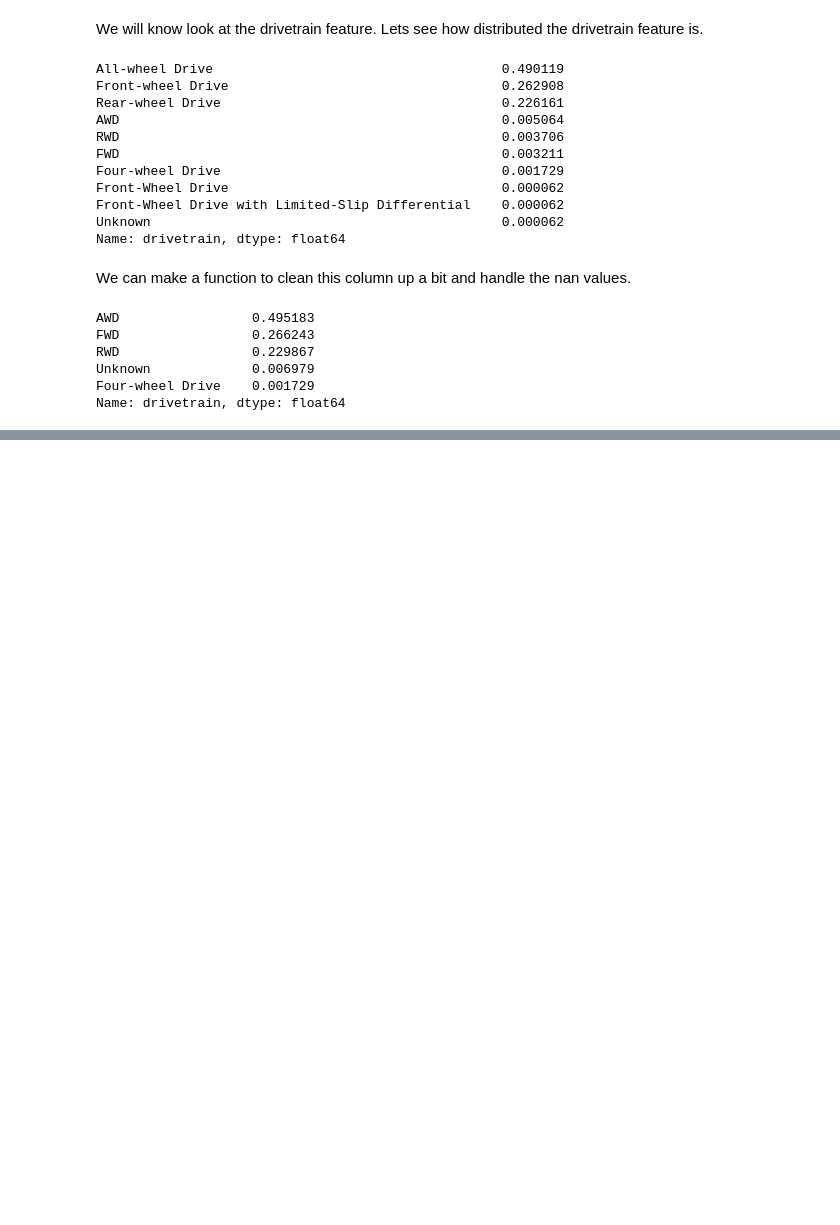
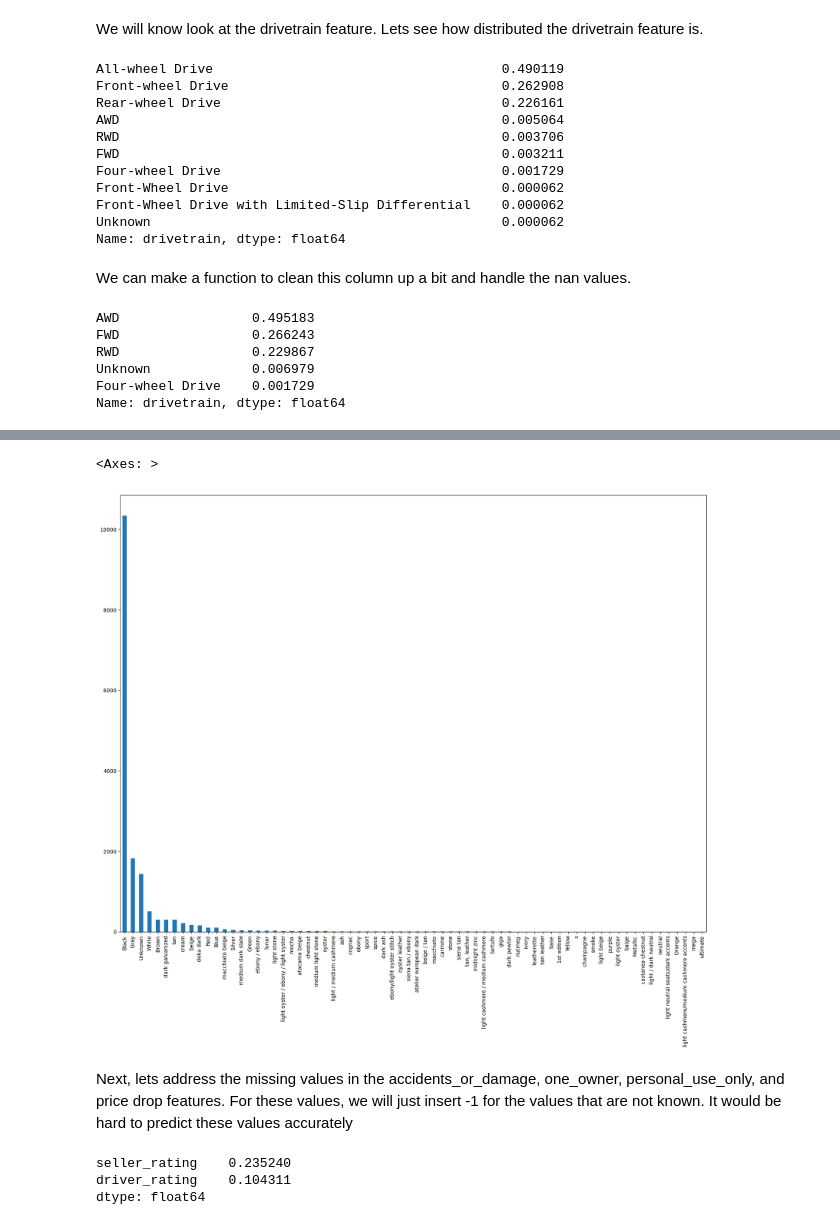
Before and after one commit to Pav-Van/Used-Electric-Vehicle-Analysis-and-Prediction-Model, a Jupyter notebook: Used_cars.ipynb, the cells around one changed output, grey strips where cells are left out. Drawn from its saved outputs; the diff is of its cells as text; code cells hidden in the pictures; blank space fills up the shorter version.

```diff
--- a/Used_cars.ipynb
+++ b/Used_cars.ipynb
@@ -453,0 +537,8 @@ Name: drivetrain, dtype: float64
+# %%
+fig, ax = plt.subplots(1, figsize = (20,15))
+electric_cars.interior_color.value_counts().plot(kind='bar')
+# %% [output]
+<Axes: >
+[figure, added]
+# %% [markdown]
+Next, lets address the missing values in the accidents_or_damage, one_owner, personal_use_only, and price drop features. For these values, we will just insert -1 for the values that are not known. It would be hard to predict these values accurately
@@ -453,0 +549,6 @@ Name: drivetrain, dtype: float64
+# %%
+electric_cars.loc[:,electric_cars.isna().mean() != 0].isna().mean()
+# %% [output]
+seller_rating    0.235240
+driver_rating    0.104311
+dtype: float64
```
Also changed, not shown: parts of 11 cells of this notebook.
